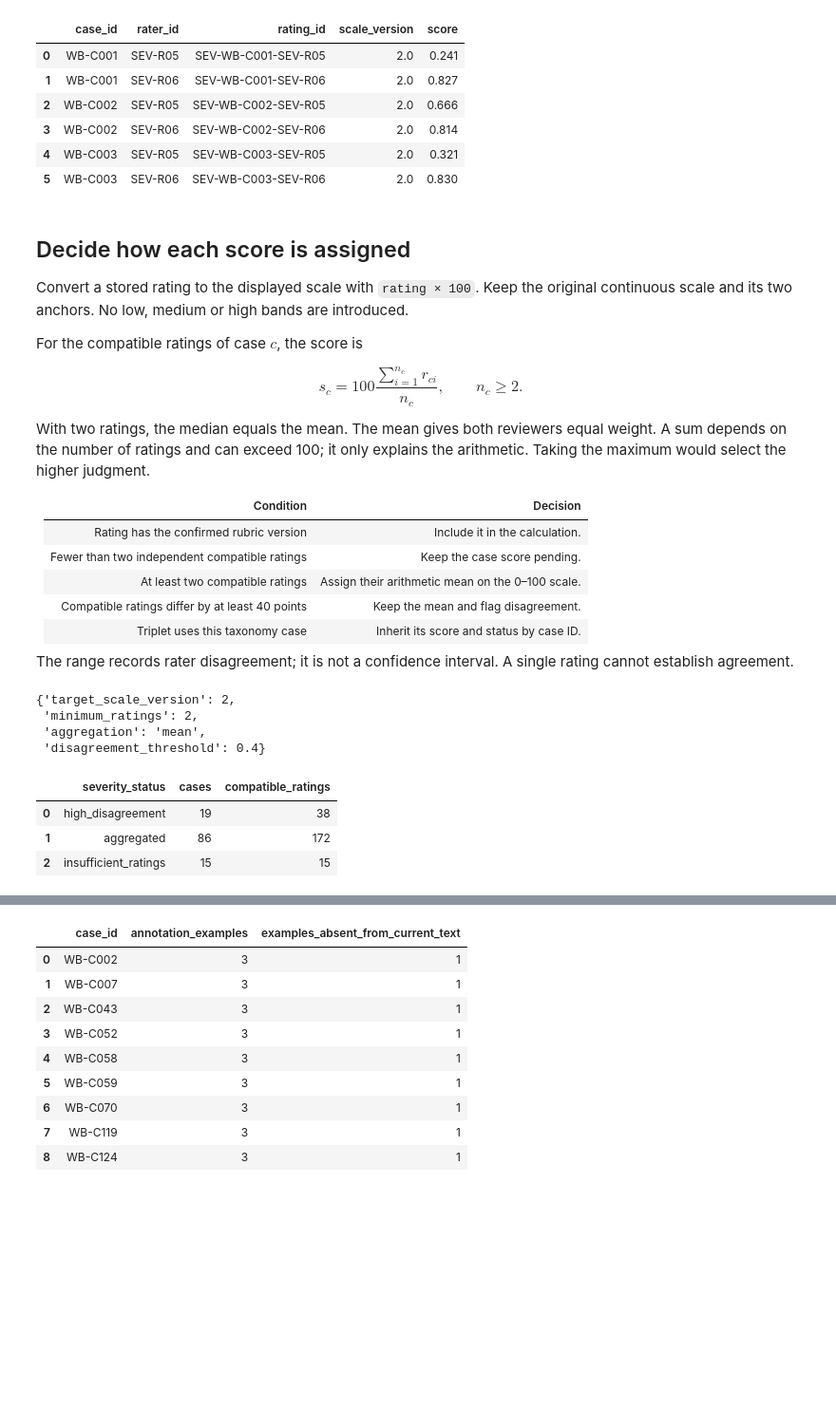
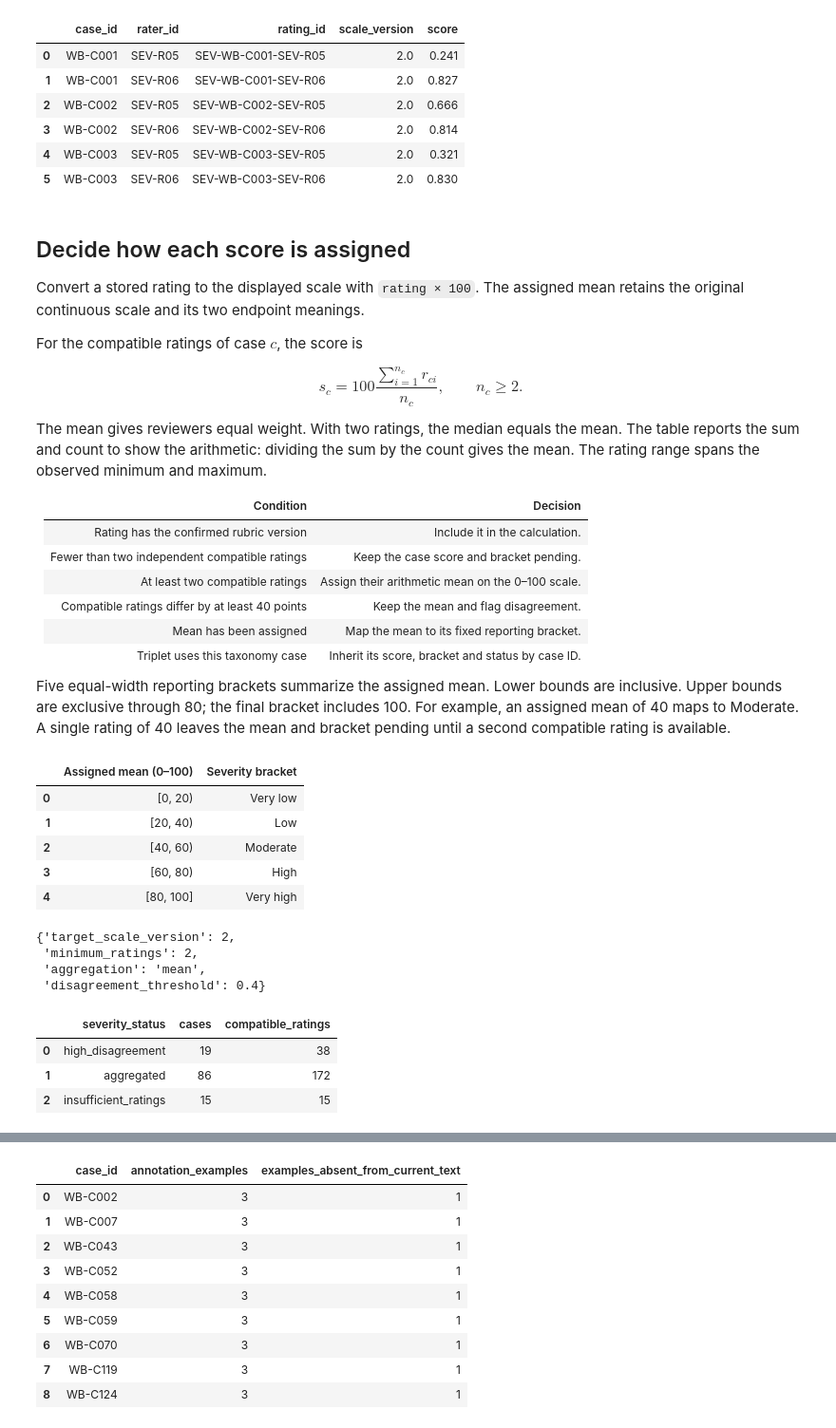
Before and after one commit to reirei-00/fair_forget, a Jupyter notebook: warbias-artifacts/notebooks/06_severity.ipynb, the cells around one changed output, grey strips where cells are left out. Shown at 95% size. Cells and saved outputs as stored; diff of their text form; code cells hidden in the pictures; blank space fills up the shorter version.

```diff
--- a/warbias-artifacts/notebooks/06_severity.ipynb
+++ b/warbias-artifacts/notebooks/06_severity.ipynb
@@ -122,68 +123,94 @@ display(DataFrame(current_ratings).head(6))
 # %% [markdown]
 ## Decide how each score is assigned
 
-Convert a stored rating to the displayed scale with `rating × 100`. Keep the
-original continuous scale and its two anchors. No low, medium or high bands are
-introduced.
+Convert a stored rating to the displayed scale with `rating × 100`. The assigned
+mean retains the original continuous scale and its two endpoint meanings.
 
 For the compatible ratings of case $c$, the score is
 
 $$s_c = 100\frac{\sum_{i=1}^{n_c} r_{ci}}{n_c},\qquad n_c\ge2.$$
 
-With two ratings, the median equals the mean. The mean gives both reviewers equal
-weight. A sum depends on the number of ratings and can exceed 100; it only explains
-the arithmetic. Taking the maximum would select the higher judgment.
+The mean gives reviewers equal weight. With two ratings, the median equals the mean.
+The table reports the sum and count to show the arithmetic: dividing the sum by the
+count gives the mean. The rating range spans the observed minimum and maximum.
 
 | Condition | Decision |
 | --- | --- |
 | Rating has the confirmed rubric version | Include it in the calculation. |
-| Fewer than two independent compatible ratings | Keep the case score pending. |
+| Fewer than two independent compatible ratings | Keep the case score and bracket pending. |
 | At least two compatible ratings | Assign their arithmetic mean on the 0–100 scale. |
 | Compatible ratings differ by at least 40 points | Keep the mean and flag disagreement. |
-| Triplet uses this taxonomy case | Inherit its score and status by case ID. |
+| Mean has been assigned | Map the mean to its fixed reporting bracket. |
+| Triplet uses this taxonomy case | Inherit its score, bracket and status by case ID. |
 
-The range records rater disagreement; it is not a confidence interval. A single
-rating cannot establish agreement.
+Five equal-width reporting brackets summarize the assigned mean. Lower bounds are
+inclusive. Upper bounds are exclusive through 80; the final bracket includes 100.
+For example, an assigned mean of 40 maps to Moderate. A single rating of 40 leaves
+the mean and bracket pending until a second compatible rating is available.
 # %%
+brackets = protocol["severity_brackets"]
+
+
+def interval_label(bracket):
+    upper_marker = "]" if bracket["upper_inclusive"] else ")"
+    return f"[{bracket['lower']:g}, {bracket['upper']:g}{upper_marker}"
+
+
+display(
+    DataFrame(
+        [
+            {"Assigned mean (0–100)": interval_label(bracket), "Severity bracket": bracket["label"]}
+            for bracket in brackets
+        ]
+    )
+)
+assert bracket_for_score(40, brackets)["code"] == "moderate"
+assert bracket_for_score(None, brackets) is None
 display(
     {
         key: protocol[key]
         for key in (
             "target_scale_version",
             "minimum_ratings",
             "aggregation",
             "disagreement_threshold",
         )
     }
 )
 taxonomy_with_severity = assign_taxonomy_severity(
     dataset["taxonomy"], ratings, case_evidence, protocol
 )
 case_table = DataFrame(taxonomy_with_severity)
 case_status_counts = Counter(row["severity_status"] for row in taxonomy_with_severity)
 display(
     case_table.groupby("severity_status", sort=False)
     .agg(cases=("public_case_id", "size"), compatible_ratings=("severity_n", "sum"))
     .reset_index()
 )
 assert len(taxonomy_with_severity) == len(dataset["taxonomy"])
 assert all(
     all(enriched[field] == original[field] for field in original)
     for original, enriched in zip(dataset["taxonomy"], taxonomy_with_severity)
 )
 assert all(
     row["severity_score"] is None or row["severity_n"] >= protocol["minimum_ratings"]
     for row in taxonomy_with_severity
 )
 # %% [output]
+|  | Assigned mean (0–100) | Severity bracket |
+| 0 | [0, 20) | Very low |
+| 1 | [20, 40) | Low |
+| 2 | [40, 60) | Moderate |
+| 3 | [60, 80) | High |
+| 4 | [80, 100] | Very high |
 {'target_scale_version': 2,
  'minimum_ratings': 2,
  'aggregation': 'mean',
  'disagreement_threshold': 0.4}
-|  | severity_status | cases | compatible_ratings |
-| 0 | high_disagreement | 19 | 38 |
-| 1 | aggregated | 86 | 172 |
-| 2 | insufficient_ratings | 15 | 15 |
+|  | severity_status | cases | compatible_ratings |
+| 0 | high_disagreement | 19 | 38 |
+| 1 | aggregated | 86 | 172 |
+| 2 | insufficient_ratings | 15 | 15 |
 # %% [markdown]
 ## Follow four actual decisions
 
```
Also changed, not shown: parts of 12 cells of this notebook, 9 other files.
